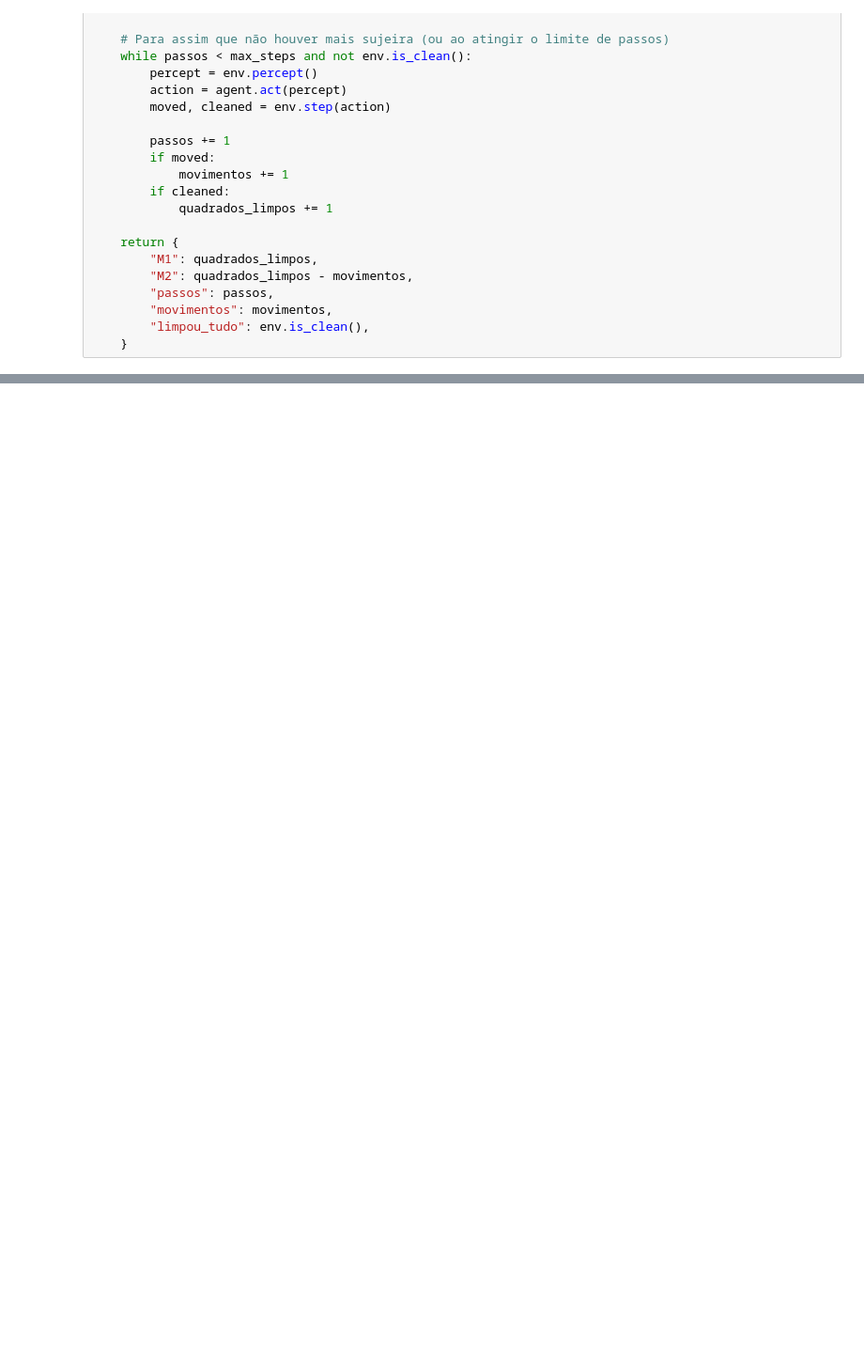
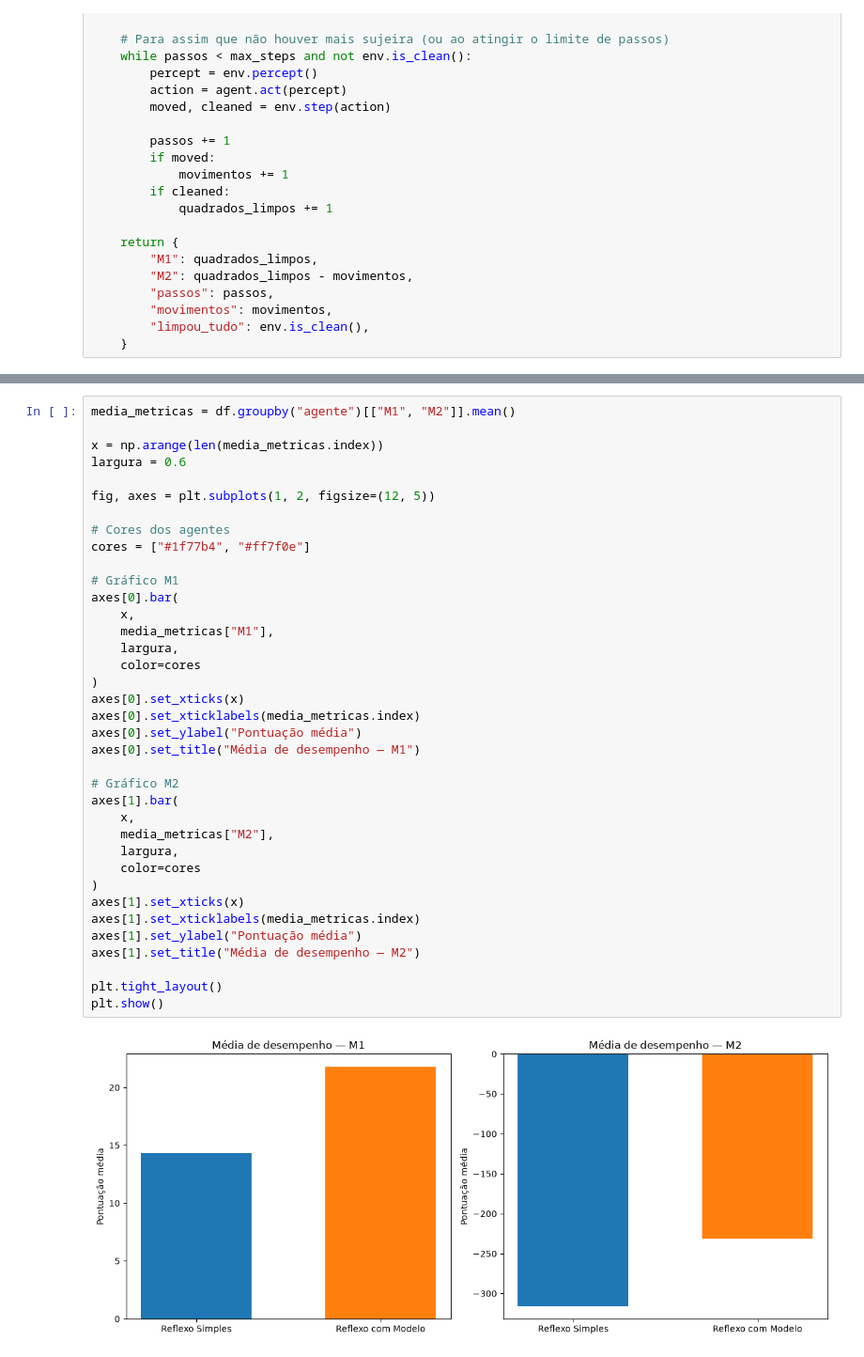
Before and after one commit to J0Vict0r/IC-Projeto1, a Jupyter notebook: avaliacao_agentes_aspirador.ipynb, the cells around one changed output, grey strips where cells are left out. Shown at 94% size. Cells and saved outputs as stored; diff of their text form; blank space fills up the shorter version.

```diff
--- a/avaliacao_agentes_aspirador.ipynb
+++ b/avaliacao_agentes_aspirador.ipynb
@@ -356,0 +371,39 @@ plt.show()
+# %%
+media_metricas = df.groupby("agente")[["M1", "M2"]].mean()
+
+x = np.arange(len(media_metricas.index))
+largura = 0.6
+
+fig, axes = plt.subplots(1, 2, figsize=(12, 5))
+
+# Cores dos agentes
+cores = ["#1f77b4", "#ff7f0e"]
+
+# Gráfico M1
+axes[0].bar(
+    x,
+    media_metricas["M1"],
+    largura,
+    color=cores
+)
+axes[0].set_xticks(x)
+axes[0].set_xticklabels(media_metricas.index)
+axes[0].set_ylabel("Pontuação média")
+axes[0].set_title("Média de desempenho — M1")
+
+# Gráfico M2
+axes[1].bar(
+    x,
+    media_metricas["M2"],
+    largura,
+    color=cores
+)
+axes[1].set_xticks(x)
+axes[1].set_xticklabels(media_metricas.index)
+axes[1].set_ylabel("Pontuação média")
+axes[1].set_title("Média de desempenho — M2")
+
+plt.tight_layout()
+plt.show()
+# %% [output]
+[figure, added]
```
Also changed, not shown: parts of 7 cells of this notebook, 2 other files.
